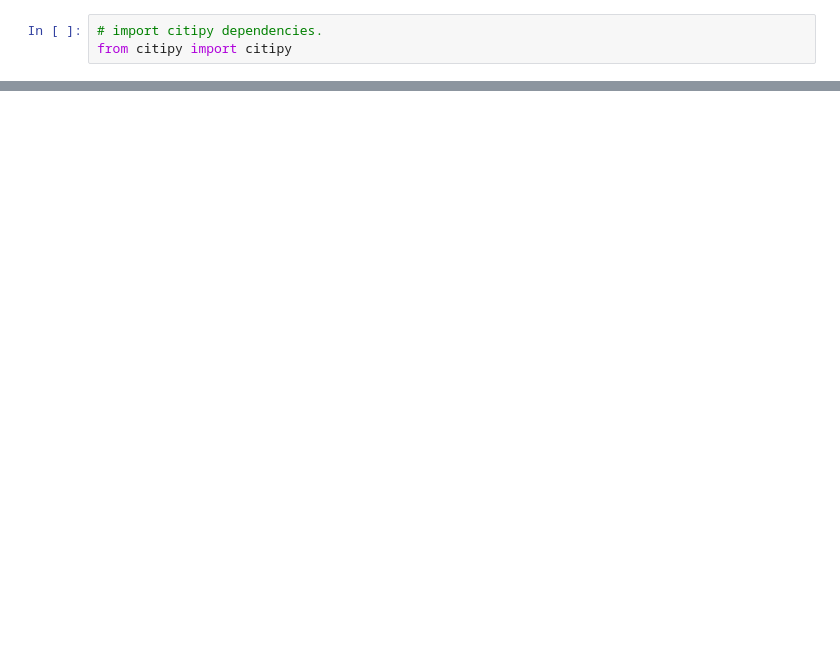
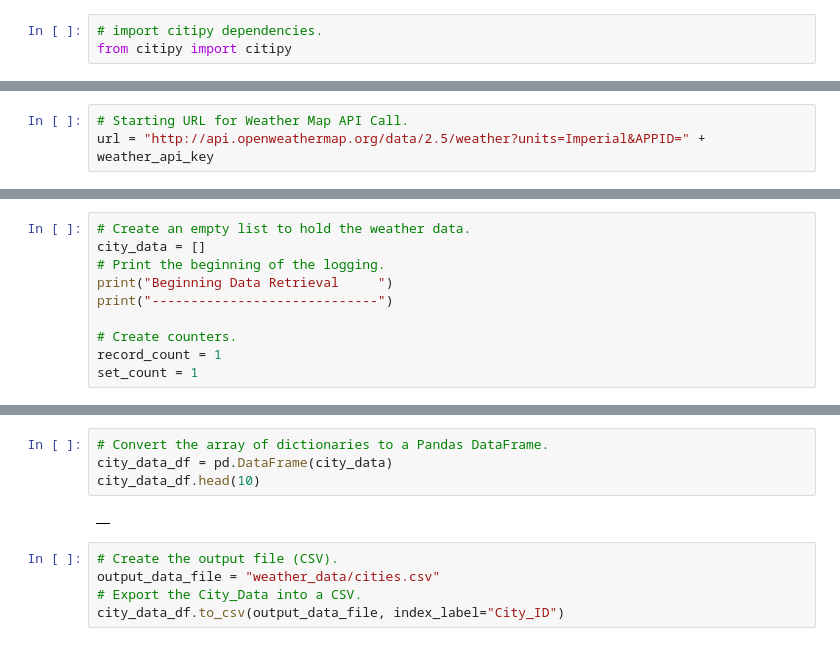
Before and after one commit to telwoo/World_Weather_Analysis, a Jupyter notebook: WeatherPy.ipynb, the cells around one changed output, grey strips where cells are left out. Drawn from its saved outputs; the diff is of its cells as text; blank space fills up the shorter version.

Commit message:
Adding WeatherPy file.

```diff
--- a/WeatherPy.ipynb
+++ b/WeatherPy.ipynb
@@ -56,0 +63,3 @@ len(cities)
+# %%
+# Starting URL for Weather Map API Call.
+url = "http://api.openweathermap.org/data/2.5/weather?units=Imperial&APPID=" + weather_api_key
@@ -56,0 +70,10 @@ len(cities)
+# %%
+# Create an empty list to hold the weather data.
+city_data = []
+# Print the beginning of the logging.
+print("Beginning Data Retrieval     ")
+print("-----------------------------")
+
+# Create counters.
+record_count = 1
+set_count = 1
@@ -56,0 +153,11 @@ len(cities)
+# %%
+# Convert the array of dictionaries to a Pandas DataFrame.
+city_data_df = pd.DataFrame(city_data)
+city_data_df.head(10)
+# %% [output]
+|  |
+# %%
+# Create the output file (CSV).
+output_data_file = "weather_data/cities.csv"
+# Export the City_Data into a CSV.
+city_data_df.to_csv(output_data_file, index_label="City_ID")
```
Also changed, not shown: parts of 6 cells of this notebook.
